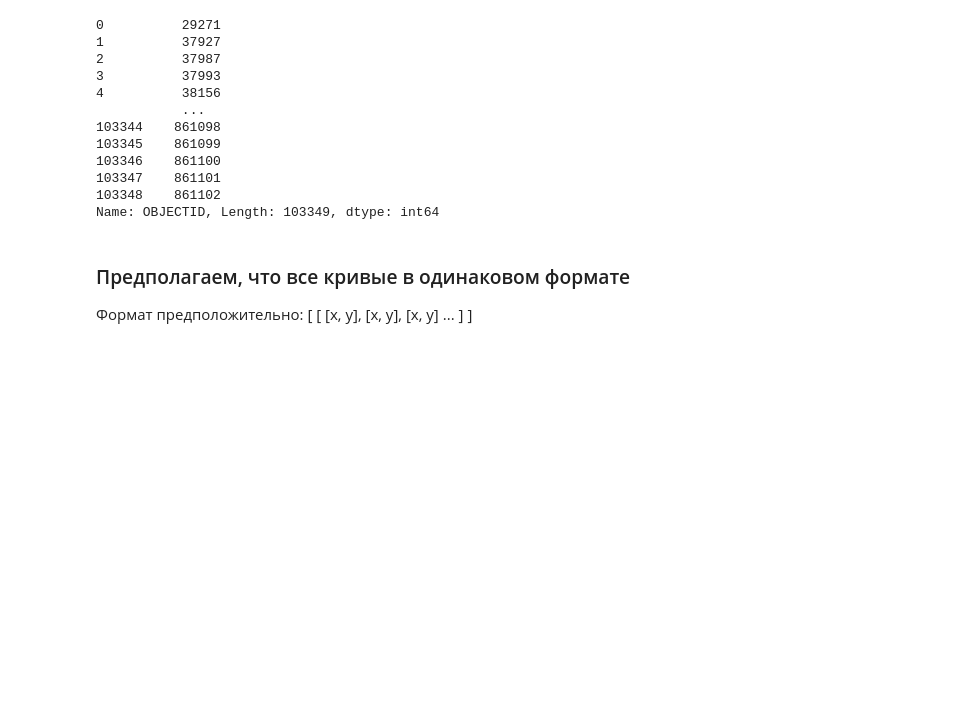
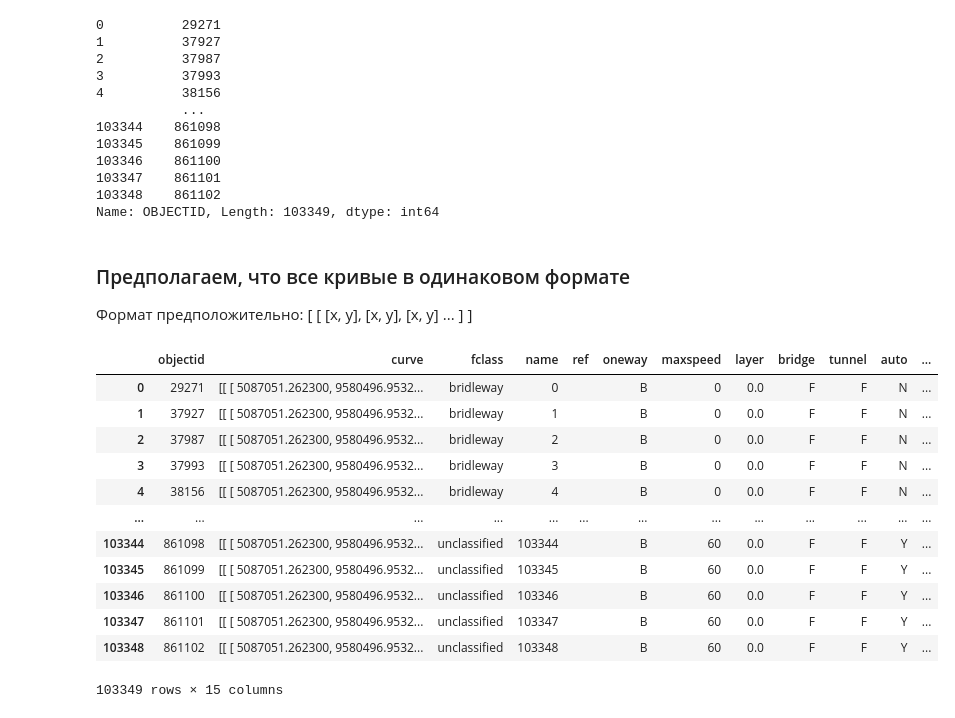
Before and after one commit to NorthGateVologda/NorthGate, a Jupyter notebook: GeoJSON.ipynb, the cells around one changed output. Saved outputs shown, nothing was run; the diff lists cells and outputs as text; code cells hidden in the pictures; blank space fills up the shorter version.

```diff
--- a/GeoJSON.ipynb
+++ b/GeoJSON.ipynb
@@ -3,3 +4,7 @@ import geopandas as gpd
+# %%
+# Функция для сериализации точек
+def getPoint(arr):
+    return '[ {0:.6f}, {1:.6f} ]'.format(arr[0], arr[1])
 # %% [markdown]
 ## arhangelskaya_oblast
 
@@ -64,0 +72,62 @@ Name: OBJECTID, Length: 103349, dtype: int64
+# %%
+all_res = []
+
+def convertAutoFootGraphLense(objectid):
+    obj = data[data.OBJECTID == objectid]
+    for _, row in obj.iterrows():
+        mls = row.geometry
+        for coords in seq:
+            x, y = coords.xy
+            coords = pd.DataFrame()
+            coords['x'] = x
+            coords['y'] = y
+            coords['curve'] = coords.apply(lambda row: getPoint(row), axis=1)
+            curveArr = []
+            for _, curve in coords.iterrows():
+                curveArr.append(curve['curve'])
+            curve = ', '.join(curveArr)
+            curve = '[[ {0} ]]'.format(curve)
+
+
+            obj = {}
+            obj['objectid'] = objectid
+            obj['curve'] = curve
+
+            obj['fclass'] = row.fclass
+            obj['name'] = row.name
+            obj['ref'] = row.ref
+            obj['oneway'] = row.oneway
+            obj['maxspeed'] = row.maxspeed
+            obj['layer'] = row.layer
+            obj['bridge'] = row.bridge
+            obj['tunnel'] = row.tunnel
+            obj['auto'] = row.auto
+            obj['foot'] = row.foot
+            obj['meters'] = row.meters
+            obj['minutes'] = row.minutes
+            obj['minutes_foot'] = row.minutes_foot
+
+            all_res.append(obj)
+
+objectids = data.OBJECTID
+#objectids = [ 29271 ]
+for objectid in objectids:
+    convertAutoFootGraphLense(objectid)
+
+auto_foot_lense_df = pd.DataFrame(all_res)
+data = auto_foot_lense_df
+data
+# %% [output]
+|  | objectid | curve | fclass | name | ref | oneway | maxspeed | layer | bridge | tunnel | auto | ... |
+| 0 | 29271 | [[ [ 5087051.262300, 9580496.9532... | bridleway | 0 |  | B | 0 | 0.0 | F | F | N | ... |
+| 1 | 37927 | [[ [ 5087051.262300, 9580496.9532... | bridleway | 1 |  | B | 0 | 0.0 | F | F | N | ... |
+| 2 | 37987 | [[ [ 5087051.262300, 9580496.9532... | bridleway | 2 |  | B | 0 | 0.0 | F | F | N | ... |
+| 3 | 37993 | [[ [ 5087051.262300, 9580496.9532... | bridleway | 3 |  | B | 0 | 0.0 | F | F | N | ... |
+| 4 | 38156 | [[ [ 5087051.262300, 9580496.9532... | bridleway | 4 |  | B | 0 | 0.0 | F | F | N | ... |
+| ... | ... | ... | ... | ... | ... | ... | ... | ... | ... | ... | ... | ... |
+| 103344 | 861098 | [[ [ 5087051.262300, 9580496.9532... | unclassified | 103344 |  | B | 60 | 0.0 | F | F | Y | ... |
+| 103345 | 861099 | [[ [ 5087051.262300, 9580496.9532... | unclassified | 103345 |  | B | 60 | 0.0 | F | F | Y | ... |
+| 103346 | 861100 | [[ [ 5087051.262300, 9580496.9532... | unclassified | 103346 |  | B | 60 | 0.0 | F | F | Y | ... |
+| 103347 | 861101 | [[ [ 5087051.262300, 9580496.9532... | unclassified | 103347 |  | B | 60 | 0.0 | F | F | Y | ... |
+| 103348 | 861102 | [[ [ 5087051.262300, 9580496.9532... | unclassified | 103348 |  | B | 60 | 0.0 | F | F | Y | ... |
+103349 rows × 15 columns
```
Also changed, not shown: parts of 7 cells of this notebook.
